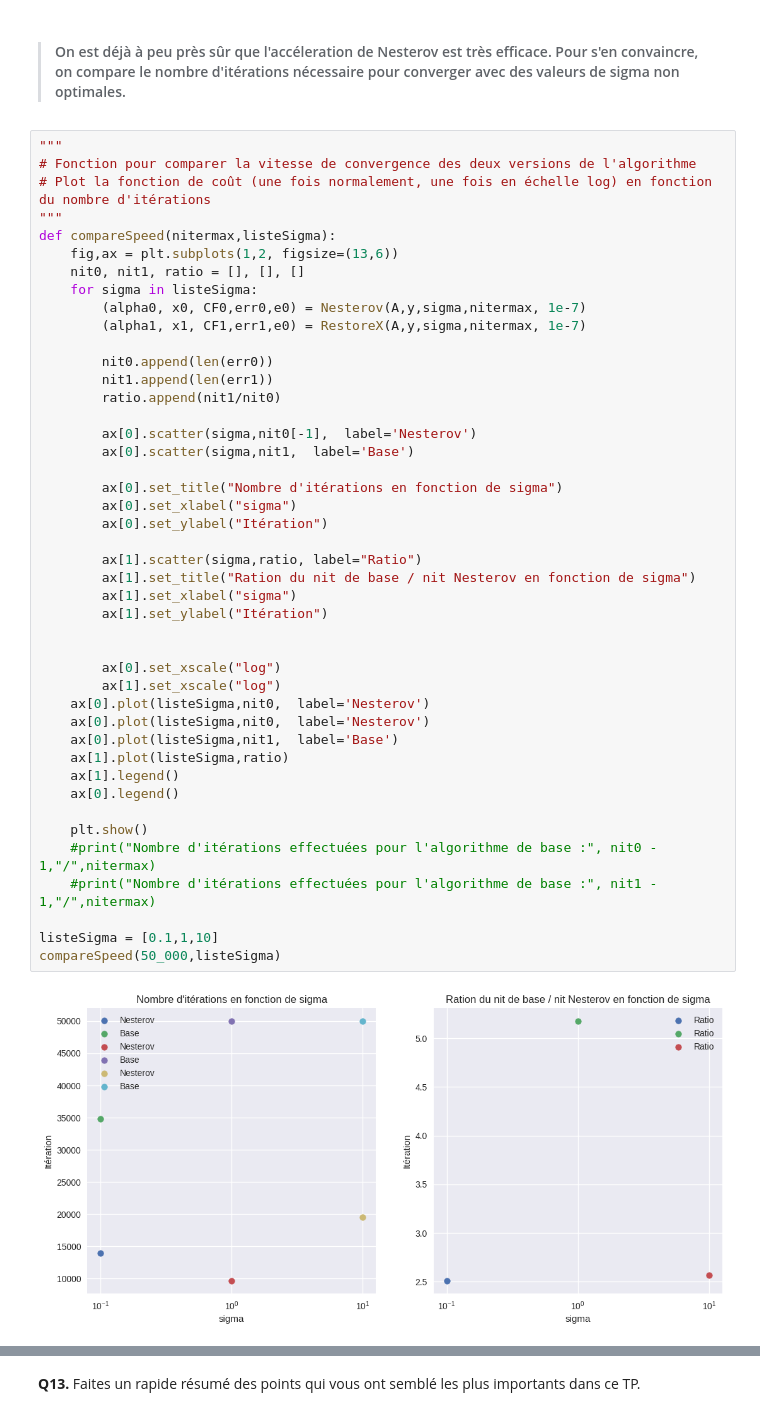
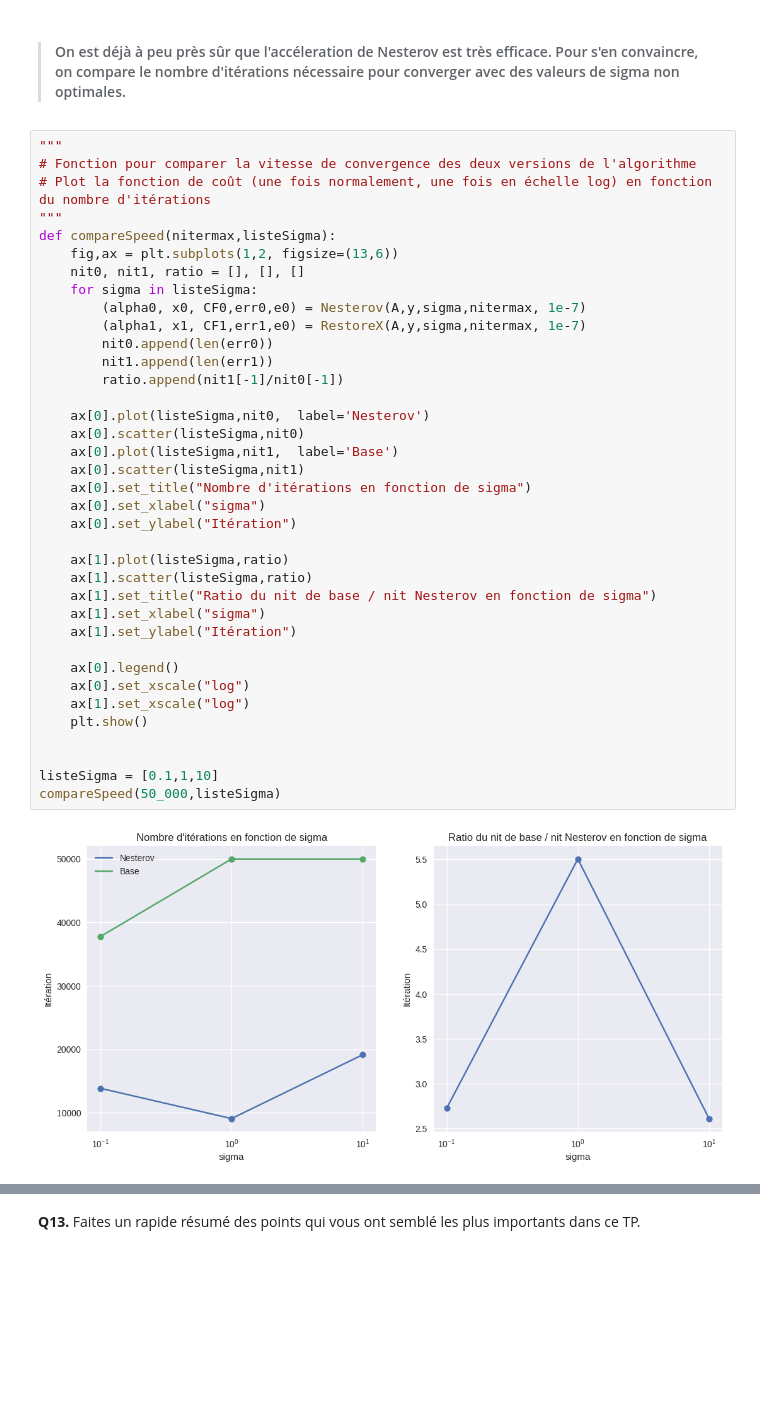
Before and after one commit to YamSok/CESBIO_BIOMASS, a Jupyter notebook: TP2_CompressiveSensing-maya.ipynb, the cells around one changed output, grey strips where cells are left out. Saved outputs shown, nothing was run; the diff lists cells and outputs as text; blank space fills up the shorter version.

```diff
--- a/TP2_CompressiveSensing-maya.ipynb
+++ b/TP2_CompressiveSensing-maya.ipynb
@@ -579,46 +578,39 @@ Itérations pour chaque test : [13255, 18942, 24465, 28530, 33710, 36814, 41382,
 # %%
 """
 # Fonction pour comparer la vitesse de convergence des deux versions de l'algorithme
 # Plot la fonction de coût (une fois normalement, une fois en échelle log) en fonction du nombre d'itérations
 """
 def compareSpeed(nitermax,listeSigma):
     fig,ax = plt.subplots(1,2, figsize=(13,6))
     nit0, nit1, ratio = [], [], []
     for sigma in listeSigma:
         (alpha0, x0, CF0,err0,e0) = Nesterov(A,y,sigma,nitermax, 1e-7)
         (alpha1, x1, CF1,err1,e0) = RestoreX(A,y,sigma,nitermax, 1e-7)
-
         nit0.append(len(err0))
         nit1.append(len(err1))
-        ratio.append(nit1/nit0)
+        ratio.append(nit1[-1]/nit0[-1])
 
-        ax[0].scatter(sigma,nit0[-1],  label='Nesterov')
-        ax[0].scatter(sigma,nit1,  label='Base')
+    ax[0].plot(listeSigma,nit0,  label='Nesterov')
+    ax[0].scatter(listeSigma,nit0)
+    ax[0].plot(listeSigma,nit1,  label='Base')
+    ax[0].scatter(listeSigma,nit1)
+    ax[0].set_title("Nombre d'itérations en fonction de sigma")
+    ax[0].set_xlabel("sigma")
+    ax[0].set_ylabel("Itération")
 
-        ax[0].set_title("Nombre d'itérations en fonction de sigma")
-        ax[0].set_xlabel("sigma")
-        ax[0].set_ylabel("Itération")
+    ax[1].plot(listeSigma,ratio)
+    ax[1].scatter(listeSigma,ratio)
+    ax[1].set_title("Ratio du nit de base / nit Nesterov en fonction de sigma")
+    ax[1].set_xlabel("sigma")
+    ax[1].set_ylabel("Itération")
 
-        ax[1].scatter(sigma,ratio, label="Ratio")
-        ax[1].set_title("Ration du nit de base / nit Nesterov en fonction de sigma")
-        ax[1].set_xlabel("sigma")
-        ax[1].set_ylabel("Itération")
+    ax[0].legend()
+    ax[0].set_xscale("log")
+    ax[1].set_xscale("log")
+    plt.show()
 
-
-        ax[0].set_xscale("log")
-        ax[1].set_xscale("log")
-    ax[0].plot(listeSigma,nit0,  label='Nesterov')
-    ax[0].plot(listeSigma,nit0,  label='Nesterov')
-    ax[0].plot(listeSigma,nit1,  label='Base')
-    ax[1].plot(listeSigma,ratio)
-    ax[1].legend()
-    ax[0].legend()
-
-    plt.show()
-    #print("Nombre d'itérations effectuées pour l'algorithme de base :", nit0 - 1,"/",nitermax)
-    #print("Nombre d'itérations effectuées pour l'algorithme de base :", nit1 - 1,"/",nitermax)
 
 listeSigma = [0.1,1,10]
 compareSpeed(50_000,listeSigma)
 # %% [output]
-[figure, old version]
+[figure, new version]
```
Also changed, not shown: parts of 3 cells of this notebook.
